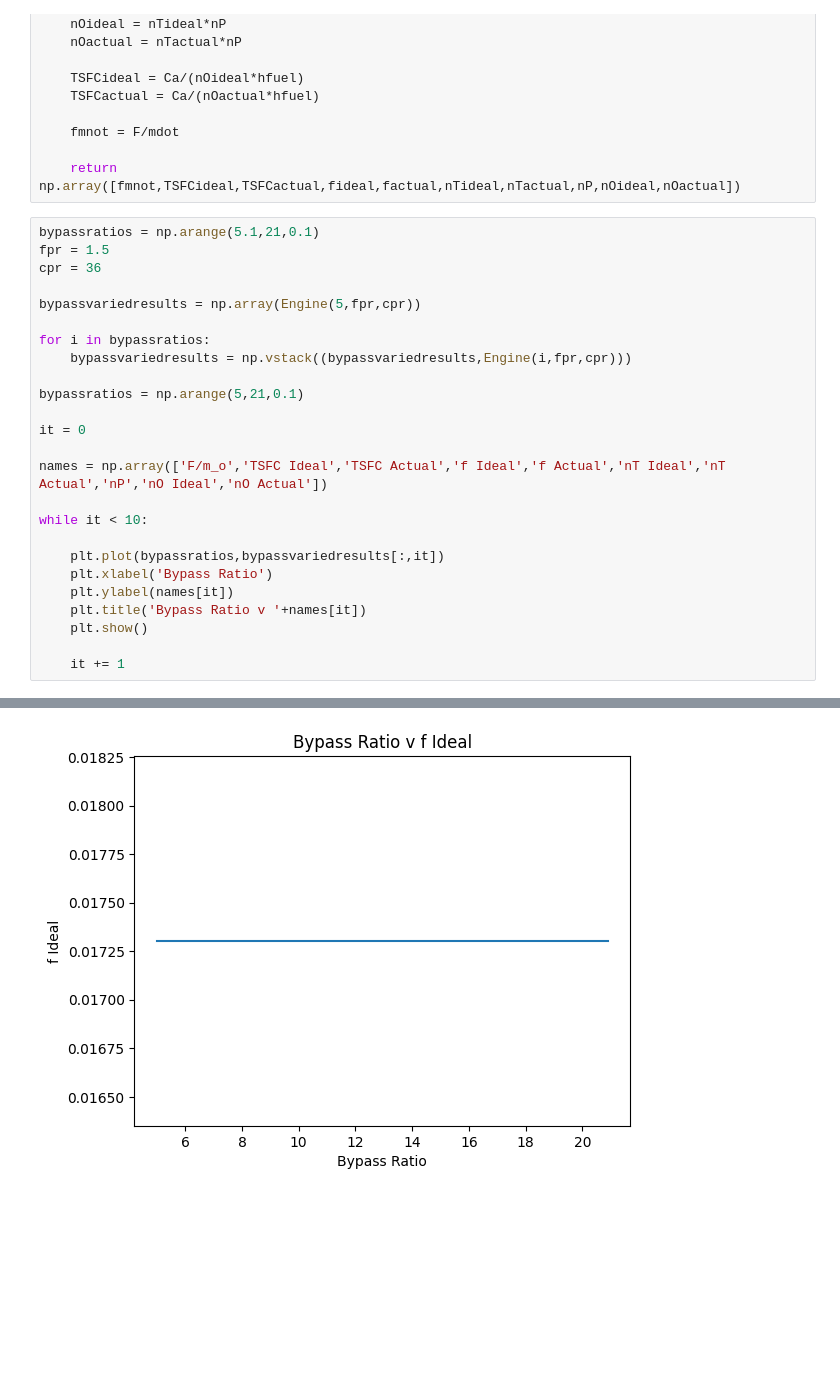
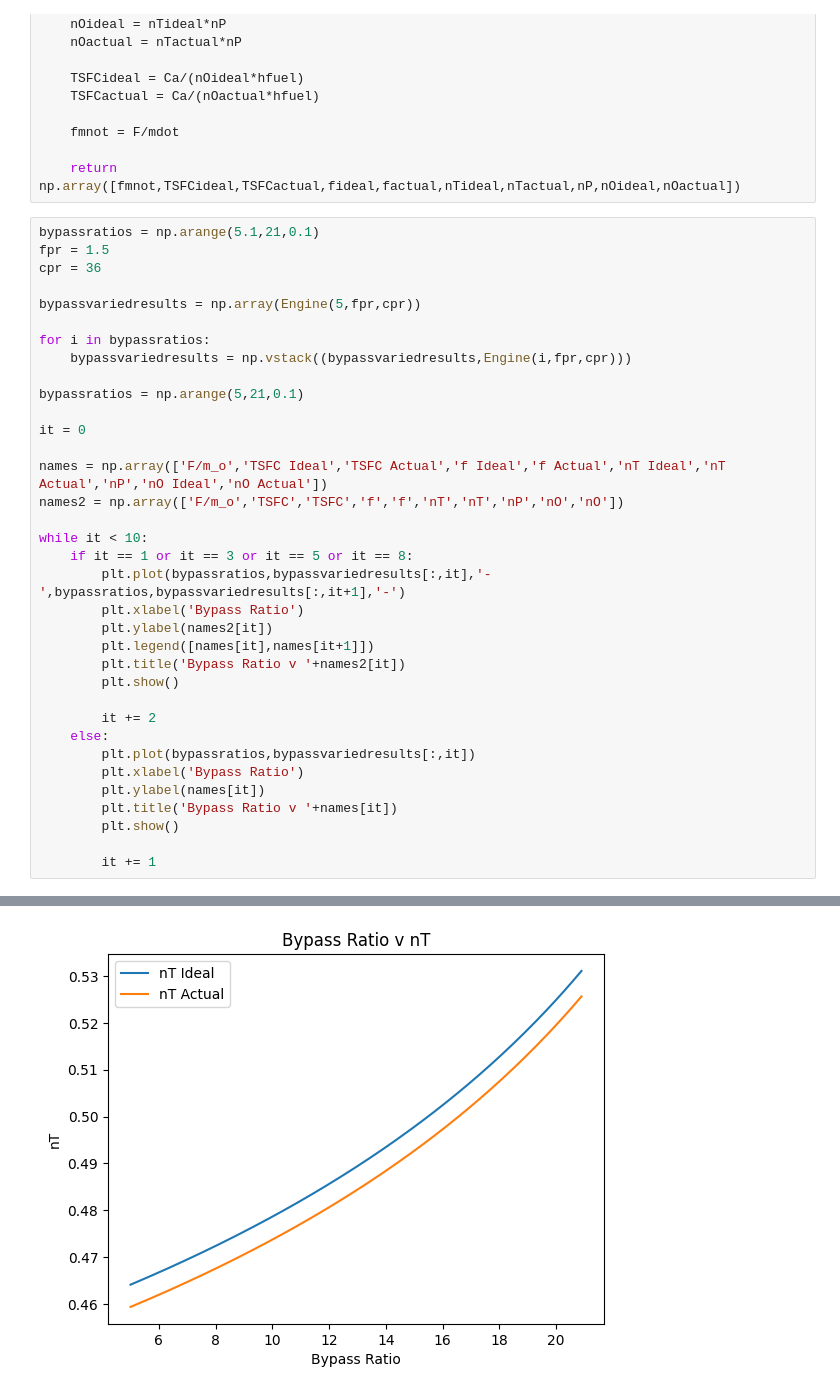
Before and after one commit to kavourbm/AEEM4063-Team15, a Jupyter notebook: Part B.ipynb, the cells around one changed output, grey strips where cells are left out. Cells and saved outputs as stored; diff of their text form; blank space fills up the shorter version.

Commit message:
Combined charts, increased steps for FPR

```diff
--- a/Part B.ipynb
+++ b/Part B.ipynb
@@ -168,15 +168,25 @@ bypassratios = np.arange(5,21,0.1)
 it = 0
 
 names = np.array(['F/m_o','TSFC Ideal','TSFC Actual','f Ideal','f Actual','nT Ideal','nT Actual','nP','nO Ideal','nO Actual'])
+names2 = np.array(['F/m_o','TSFC','TSFC','f','f','nT','nT','nP','nO','nO'])
 
 while it < 10:
+    if it == 1 or it == 3 or it == 5 or it == 8:
+        plt.plot(bypassratios,bypassvariedresults[:,it],'-',bypassratios,bypassvariedresults[:,it+1],'-')
+        plt.xlabel('Bypass Ratio')
+        plt.ylabel(names2[it])
+        plt.legend([names[it],names[it+1]])
+        plt.title('Bypass Ratio v '+names2[it])
+        plt.show()
 
-    plt.plot(bypassratios,bypassvariedresults[:,it])
-    plt.xlabel('Bypass Ratio')
-    plt.ylabel(names[it])
-    plt.title('Bypass Ratio v '+names[it])
-    plt.show()
+        it += 2
+    else:
+        plt.plot(bypassratios,bypassvariedresults[:,it])
+        plt.xlabel('Bypass Ratio')
+        plt.ylabel(names[it])
+        plt.title('Bypass Ratio v '+names[it])
+        plt.show()
 
-    it += 1
+        it += 1
 # %% [output]
 [figure]
@@ -185 +195 @@ while it < 10:
-[figure, old version]
+[figure, new version]
```
Also changed, not shown: parts of 3 cells of this notebook.
